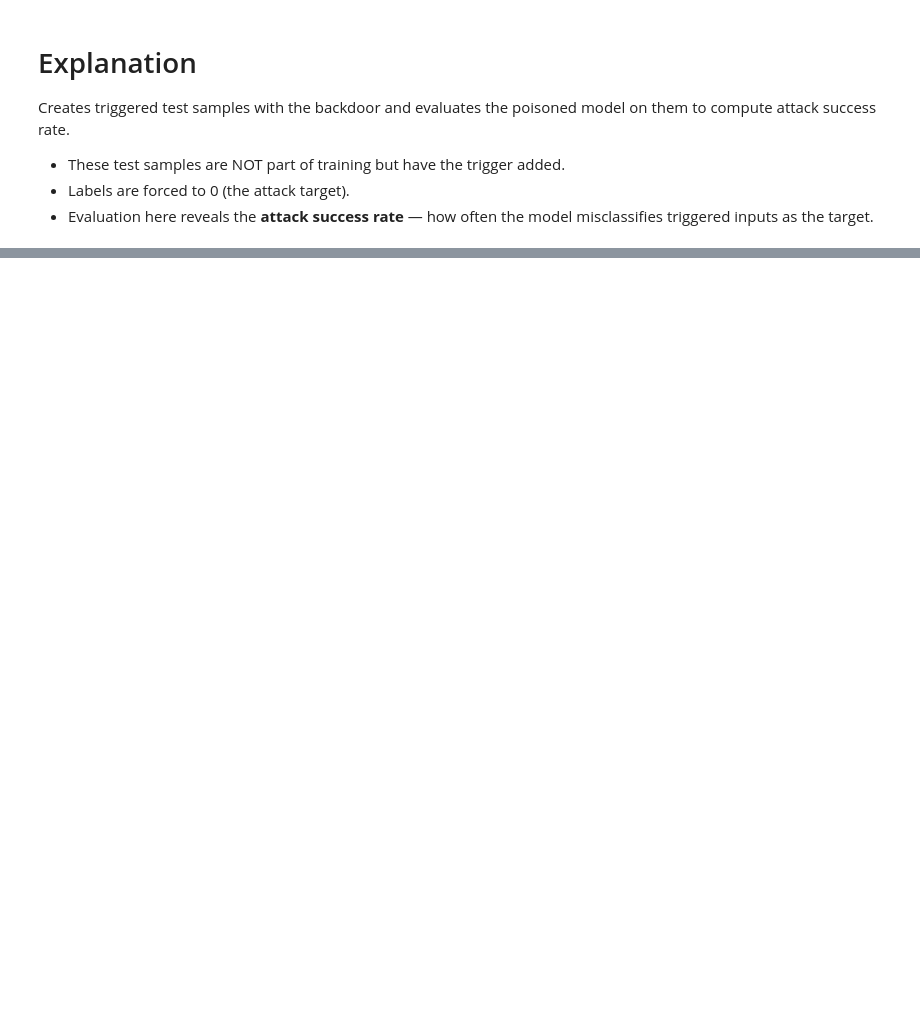
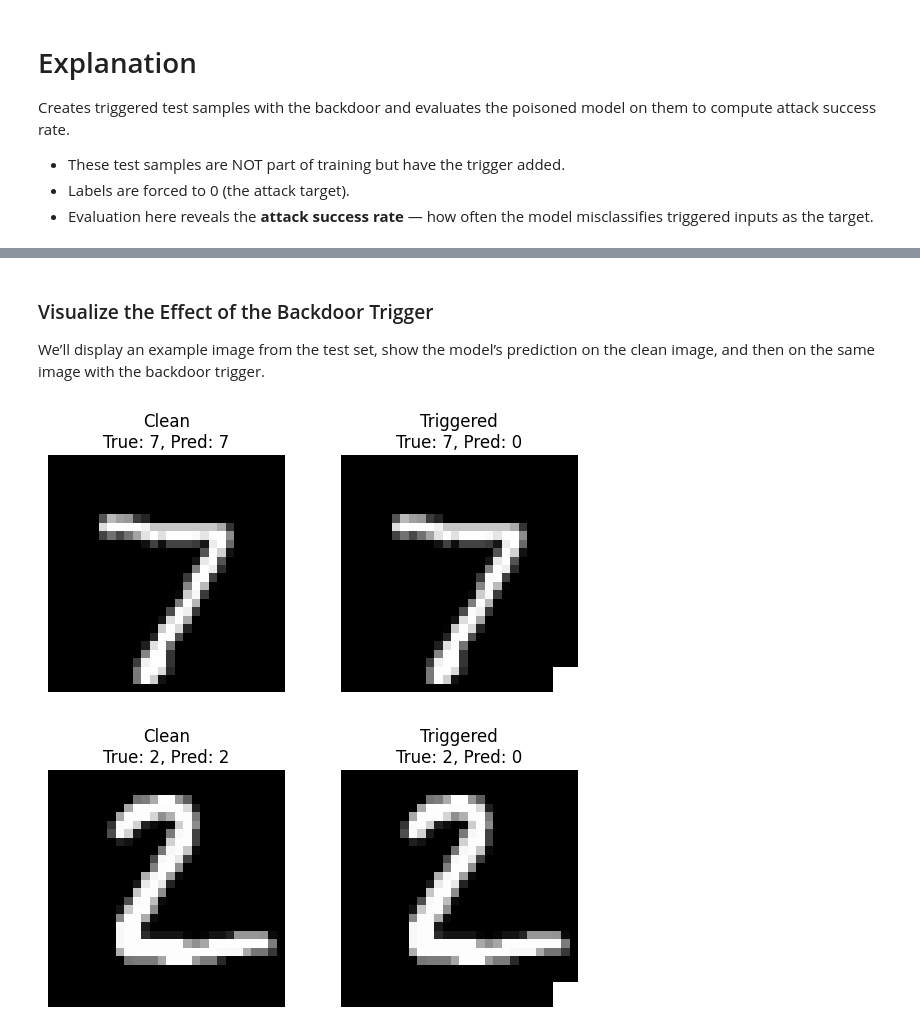
Before and after one commit to JoeClaborn/Python, a Jupyter notebook: CEG4900/Final_Project/Joseph-Claborn-final.ipynb, the cells around one changed output, grey strips where cells are left out. Saved outputs shown, nothing was run; the diff lists cells and outputs as text; code cells hidden in the pictures; blank space fills up the shorter version.

```diff
--- a/CEG4900/Final_Project/Joseph-Claborn-final.ipynb
+++ b/CEG4900/Final_Project/Joseph-Claborn-final.ipynb
@@ -233,0 +231,36 @@ Accuracy: 100.00%
+# %% [markdown]
+### Visualize the Effect of the Backdoor Trigger
+
+We’ll display an example image from the test set, show the model’s prediction on the clean image, and then on the same image with the backdoor trigger.
+# %%
+def show_clean_and_triggered(model, testset, idx=0):
+    model.eval()
+    img, label = testset[idx]
+    with torch.no_grad():
+        clean_output = model(img.unsqueeze(0))
+        _, clean_pred = torch.max(clean_output, 1)
+
+    triggered_img = add_trigger(img.clone())
+    with torch.no_grad():
+        triggered_output = model(triggered_img.unsqueeze(0))
+        _, triggered_pred = torch.max(triggered_output, 1)
+
+    # Plot both images
+    fig, axs = plt.subplots(1, 2, figsize=(6, 3))
+    axs[0].imshow(img.squeeze(), cmap='gray')
+    axs[0].set_title(f'Clean\nTrue: {label}, Pred: {clean_pred.item()}')
+    axs[0].axis('off')
+
+    axs[1].imshow(triggered_img.squeeze(), cmap='gray')
+    axs[1].set_title(f'Triggered\nTrue: {label}, Pred: {triggered_pred.item()}')
+    axs[1].axis('off')
+
+    plt.tight_layout()
+    plt.show()
+
+# Show example from index 0 - 1
+show_clean_and_triggered(poisoned_model, testset, idx=0)
+show_clean_and_triggered(poisoned_model, testset, idx=1)
+# %% [output]
+[figure, added]
+[figure, added]
```
Also changed, not shown: parts of 10 cells of this notebook, 9 other files.
